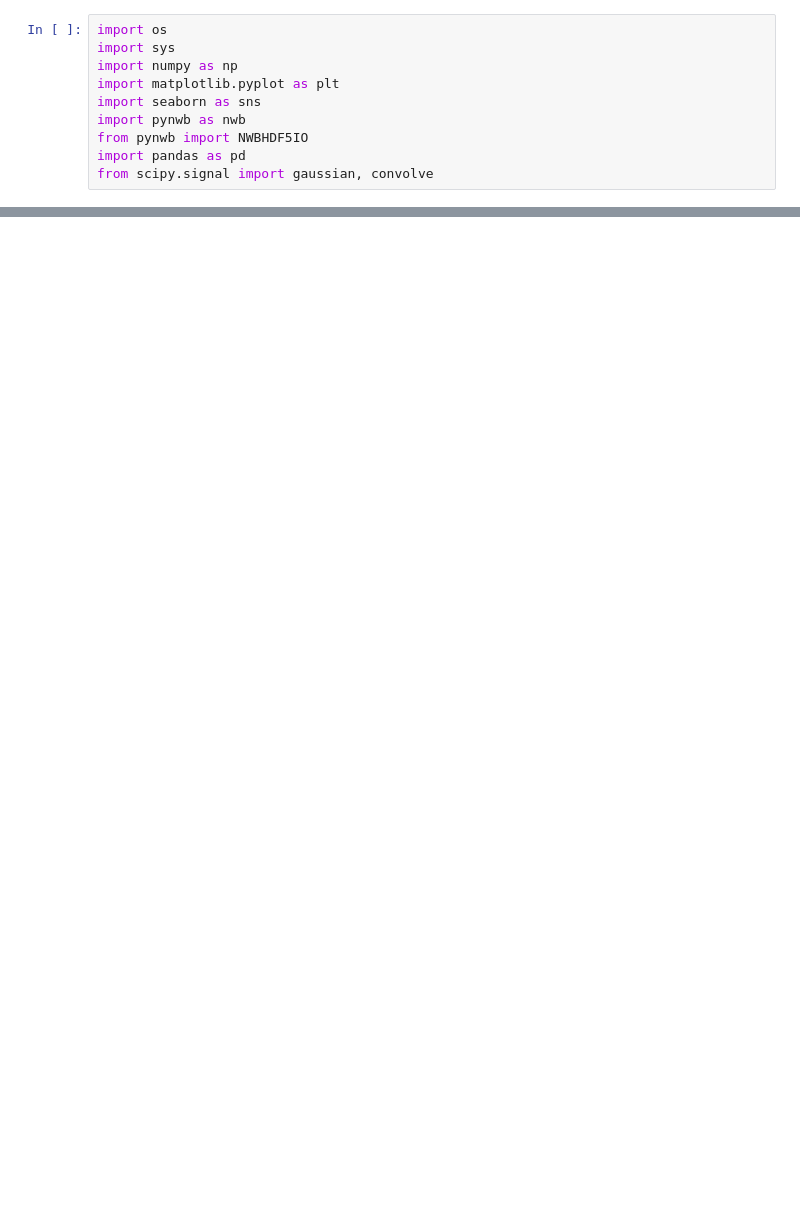
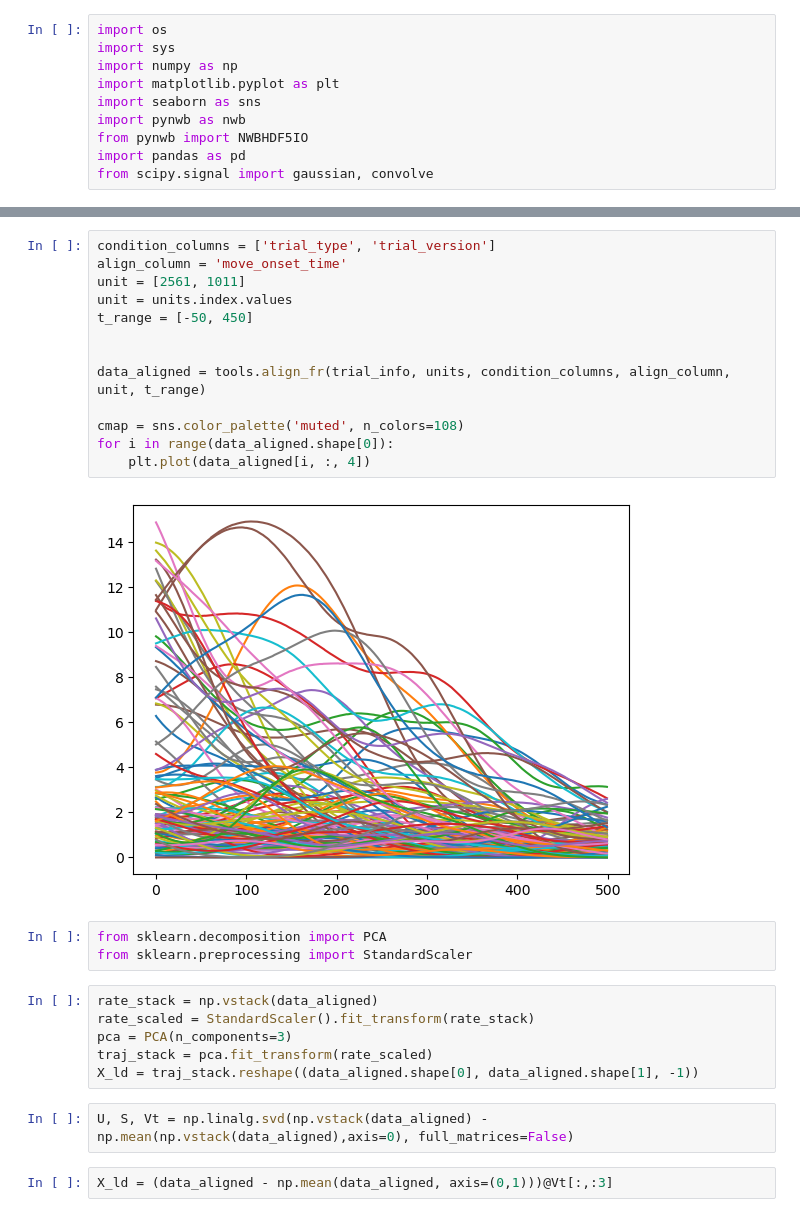
Before and after one commit to mehrdadkashefi/latent_analysis, a Jupyter notebook: test.ipynb, the cells around one changed output, grey strips where cells are left out. Drawn from its saved outputs; the diff is of its cells as text; blank space fills up the shorter version.

```diff
--- a/test.ipynb
+++ b/test.ipynb
@@ -174,0 +214,28 @@ for cond in range(data_aligned.shape[0]):
+# %%
+condition_columns = ['trial_type', 'trial_version']
+align_column = 'move_onset_time'
+unit = [2561, 1011]
+unit = units.index.values
+t_range = [-50, 450]
+
+
+data_aligned = tools.align_fr(trial_info, units, condition_columns, align_column, unit, t_range)
+
+cmap = sns.color_palette('muted', n_colors=108)
+for i in range(data_aligned.shape[0]):
+    plt.plot(data_aligned[i, :, 4])
+# %% [output]
+[figure, added]
+# %%
+from sklearn.decomposition import PCA
+from sklearn.preprocessing import StandardScaler
+# %%
+rate_stack = np.vstack(data_aligned)
+rate_scaled = StandardScaler().fit_transform(rate_stack)
+pca = PCA(n_components=3)
+traj_stack = pca.fit_transform(rate_scaled)
+X_ld = traj_stack.reshape((data_aligned.shape[0], data_aligned.shape[1], -1))
+# %%
+U, S, Vt = np.linalg.svd(np.vstack(data_aligned) - np.mean(np.vstack(data_aligned),axis=0), full_matrices=False)
+# %%
+X_ld = (data_aligned - np.mean(data_aligned, axis=(0,1)))@Vt[:,:3]
```
Also changed, not shown: parts of 12 cells of this notebook.
